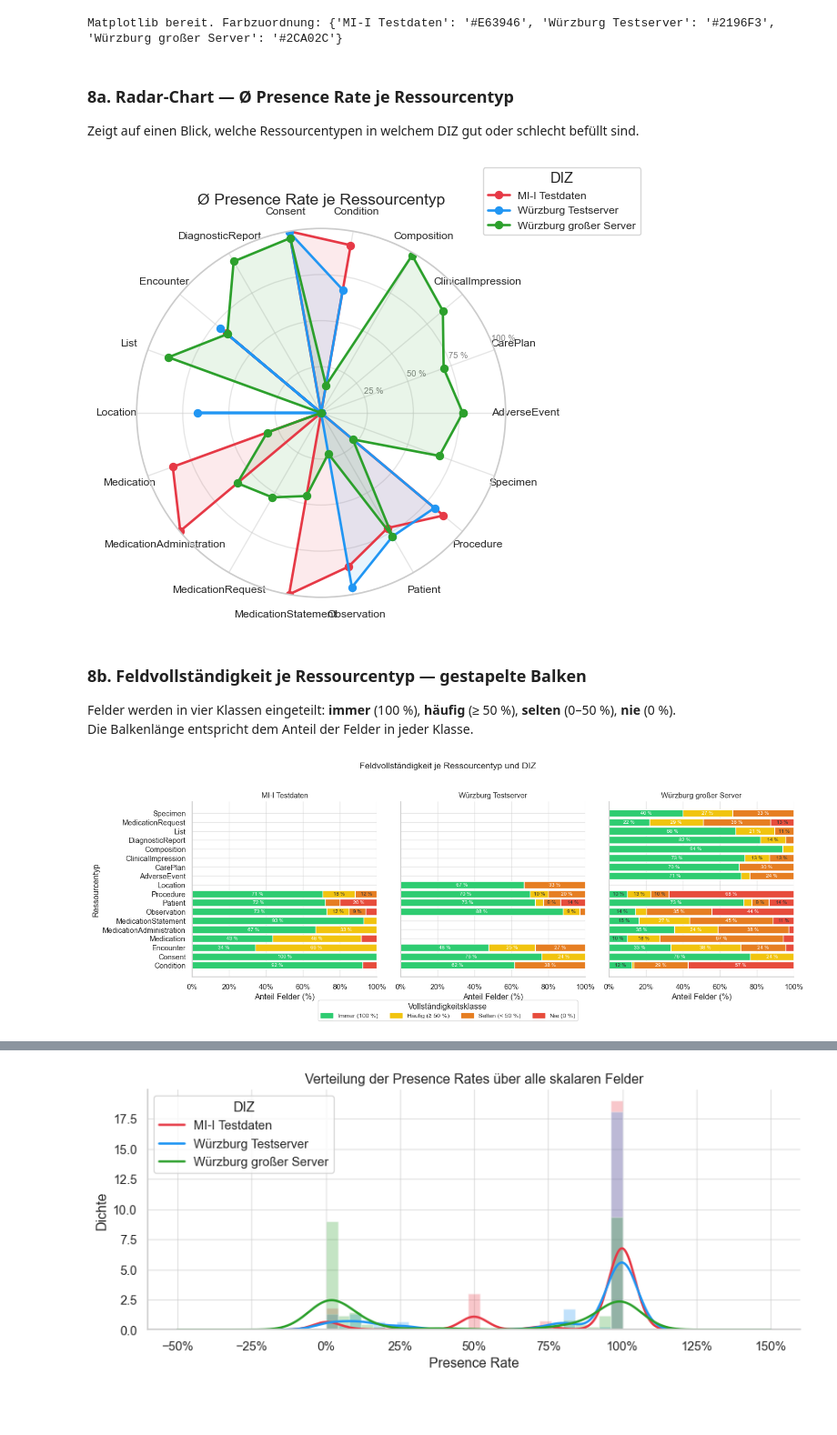
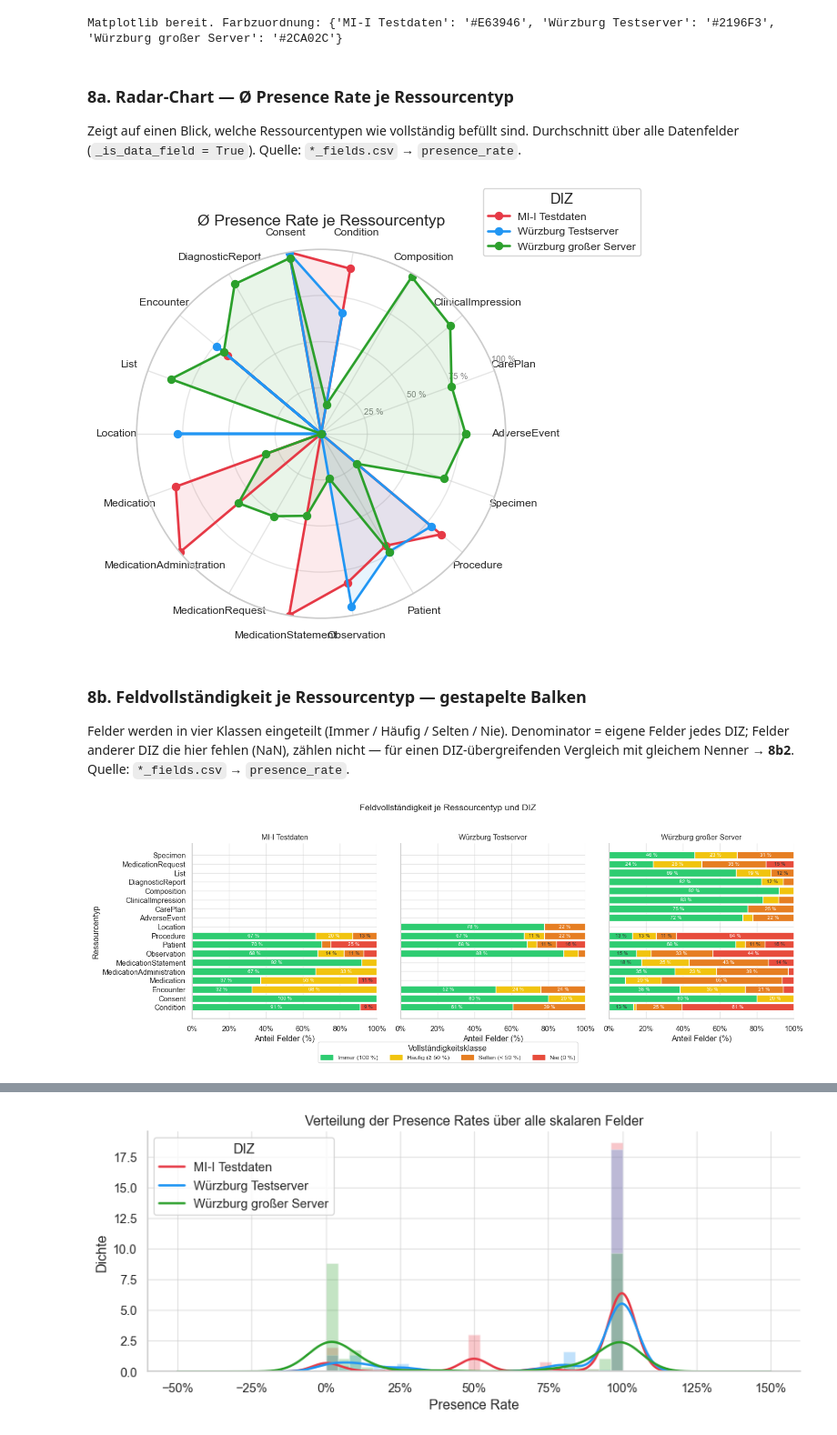
Before and after one commit to carly15/FHIRScan, a Jupyter notebook: heterogeneity_analysis/diz_comparison.ipynb, the cells around one changed output, grey strips where cells are left out. Shown at 91% size. Cells and saved outputs as stored; diff of their text form; code cells hidden in the pictures; blank space fills up the shorter version.

```diff
--- a/heterogeneity_analysis/diz_comparison.ipynb
+++ b/heterogeneity_analysis/diz_comparison.ipynb
@@ -513,13 +536,29 @@ if not df_quality.empty:
     )
     fig.show()
 
-    # Tabelle: Wer hat die niedrigste Patient-Linkage-Rate?
-    print("\n⚠️  Niedrige Patient-Linkage-Raten (< 0.8):")
-    low = df_quality[df_quality["patient_linkage_rate"] < 0.8][["diz", "resource_type", "patient_linkage_rate", "total_resources"]]
+    # Ressourcentypen ohne Patient-Subject-Referenz per Design (erwartet 0 %)
+    NO_PATIENT_LINK_EXPECTED = {"Patient", "Location", "Medication",
+                                 "Organization", "Practitioner", "Substance"}
+
+    print("\n⚠️  Niedrige Patient-Linkage-Raten (< 0.8) — ohne erwartete Ausnahmen:")
+    low = df_quality[
+        (df_quality["patient_linkage_rate"] < 0.8) &
+        (~df_quality["resource_type"].isin(NO_PATIENT_LINK_EXPECTED))
+    ][["diz", "resource_type", "patient_linkage_rate", "total_resources"]]
     if low.empty:
         print("   Keine gefunden.")
     else:
         display(low.sort_values("patient_linkage_rate"))
+
+    print(f"\nℹ️  Ausgeblendet (0 % erwartet, da kein subject.reference auf Patient):")
+    expected_zero = df_quality[
+        (df_quality["patient_linkage_rate"] == 0.0) &
+        (df_quality["resource_type"].isin(NO_PATIENT_LINK_EXPECTED))
+    ][["diz", "resource_type", "total_resources"]]
+    if expected_zero.empty:
+        print("   Keine.")
+    else:
+        display(expected_zero.reset_index(drop=True))
 else:
     print("Keine _data_quality.csv Daten geladen.")
 # %% [output]
@@ -614,7 +656,7 @@ MIN_PRESENCE = 0.01  # Felder ignorieren die überall < 1% vorhanden sind
 
 if not df_fields.empty and len(LOADED_DIZ) > 1:
     scalar_fields = df_fields[
-        ~df_fields["detected_python_types"].str.fullmatch(r"object|array", na=False)
+        df_fields["_is_data_field"]
     ].copy()
 
     results = []
@@ -817,7 +856,7 @@ exported = []
 # Presence-Rate-Pivot (alle Felder)
 if not df_fields.empty:
     scalar_all = df_fields[
-        ~df_fields["detected_python_types"].str.fullmatch(r"object|array", na=False)
+        df_fields["_is_data_field"]
     ]
     pivot_all = scalar_all.pivot_table(
         index=["resource_type", "field_path"], columns="diz",
@@ -846,6 +885,23 @@ if not df_card.empty:
     df_card.to_csv(out, index=False)
     exported.append(out)
 
+# MI-I Profil-Versionierung (Section 12)
+if 'df_profiles' in dir() and not df_profiles.empty:
+    out = EXPORT_PATH / "mii_profile_versions.csv"
+    df_profiles.to_csv(out, index=False)
+    exported.append(out)
+
+    # Pivot: dominante Version je (resource_type, profile_name) x diz
+    if 'dom' in dir():
+        pv = dom.pivot_table(
+            index=["resource_type", "profile_name", "base_url", "domain"],
+            columns="diz", values="version", aggfunc="first"
+        ).reindex(columns=LOADED_DIZ).reset_index()
+        pv.columns.name = None
+        out = EXPORT_PATH / "mii_profile_version_pivot.csv"
+        pv.to_csv(out, index=False)
+        exported.append(out)
+
 print("Exportiert:")
 for p in exported:
     print(f"  {p}")
@@ -884,12 +940,12 @@ Matplotlib bereit. Farbzuordnung: {'MI-I Testdaten': '#E63946', 'Würzburg Tests
 # %% [markdown]
 ### 8a. Radar-Chart — Ø Presence Rate je Ressourcentyp
 
-Zeigt auf einen Blick, welche Ressourcentypen in welchem DIZ gut oder schlecht befüllt sind.
+Zeigt auf einen Blick, welche Ressourcentypen wie vollständig befüllt sind. Durchschnitt über alle Datenfelder (`_is_data_field = True`). Quelle: `*_fields.csv` → `presence_rate`.
 # %%
 # ── 8a. Radar-Chart: Ø Presence Rate je Ressourcentyp & DIZ ──────────────
 if not df_fields.empty and ALL_RT:
     scalar_fields = df_fields[
-        ~df_fields["detected_python_types"].str.fullmatch(r"object|array", na=False)
+        df_fields["_is_data_field"]
     ].copy()
 
     avg_pr = (
@@ -900,53 +956,52 @@ if not df_fields.empty and ALL_RT:
         .fillna(0)
     )
 
     N = len(ALL_RT)
     angles = np.linspace(0, 2 * np.pi, N, endpoint=False).tolist()
     angles += angles[:1]
 
     fig, ax = plt.subplots(figsize=(7, 7), subplot_kw=dict(polar=True))
 
     for diz_name in LOADED_DIZ:
         if diz_name not in avg_pr.index:
             continue
         values = avg_pr.loc[diz_name].tolist()
         values += values[:1]
         ax.plot(angles, values, "o-", linewidth=2, label=diz_name,
                 color=MPL_COLOR_MAP[diz_name])
         ax.fill(angles, values, alpha=0.1, color=MPL_COLOR_MAP[diz_name])
 
     ax.set_xticks(angles[:-1])
     ax.set_xticklabels(ALL_RT, size=9)
     ax.set_ylim(0, 1)
     ax.set_yticks([0.25, 0.5, 0.75, 1.0])
     ax.set_yticklabels(["25 %", "50 %", "75 %", "100 %"], size=7, color="grey")
     ax.set_title("Ø Presence Rate je Ressourcentyp", size=13, pad=20)
     ax.legend(loc="upper right", bbox_to_anchor=(1.38, 1.18), title="DIZ", fontsize=9)
     plt.tight_layout()
     plt.show()
 else:
     print("Keine Felddaten verfügbar.")
 # %% [output]
-[figure, old version]
+[figure, new version]
 # %% [markdown]
 ### 8b. Feldvollständigkeit je Ressourcentyp — gestapelte Balken
 
-Felder werden in vier Klassen eingeteilt: **immer** (100 %), **häufig** (≥ 50 %), **selten** (0–50 %), **nie** (0 %).
-Die Balkenlänge entspricht dem Anteil der Felder in jeder Klasse.
+Felder werden in vier Klassen eingeteilt (Immer / Häufig / Selten / Nie). Denominator = eigene Felder jedes DIZ; Felder anderer DIZ die hier fehlen (NaN), zählen nicht — für einen DIZ-übergreifenden Vergleich mit gleichem Nenner → **8b2**. Quelle: `*_fields.csv` → `presence_rate`.
 # %%
 # ── 8b. Vollständigkeitsklassen je Ressourcentyp (gestapelte Balken) ──────
+# Denominator = eigene Felder jedes DIZ. Felder anderer DIZ die diese DIZ
+# nicht hat, zählen nicht (bleiben transparent wie in der Heatmap).
 if not df_fields.empty:
-    scalar_fields = df_fields[
-        ~df_fields["detected_python_types"].str.fullmatch(r"object|array", na=False)
-    ].copy()
+    scalar_fields = df_fields[df_fields["_is_data_field"]].copy()
 
     classes   = ["Immer (100 %)", "Häufig (≥ 50 %)", "Selten (< 50 %)", "Nie (0 %)"]
     cls_colors = ["#2ecc71",       "#f1c40f",           "#e67e22",          "#e74c3c"]
 
     def classify_pr(r):
-        if r == 1.0:   return "Immer (100 %)"
-        if r >= 0.5:   return "Häufig (≥ 50 %)"
-        if r > 0:      return "Selten (< 50 %)"
+        if r == 1.0:  return "Immer (100 %)"
+        if r >= 0.5:  return "Häufig (≥ 50 %)"
+        if r > 0:     return "Selten (< 50 %)"
         return "Nie (0 %)"
 
     scalar_fields["cls"] = scalar_fields["presence_rate"].apply(classify_pr)
@@ -994,4 +1049,4 @@ if not df_fields.empty:
 else:
     print("Keine Felddaten verfügbar.")
 # %% [output]
-[figure, old version]
+[figure, new version]
```
Also changed, not shown: parts of 36 cells of this notebook.
